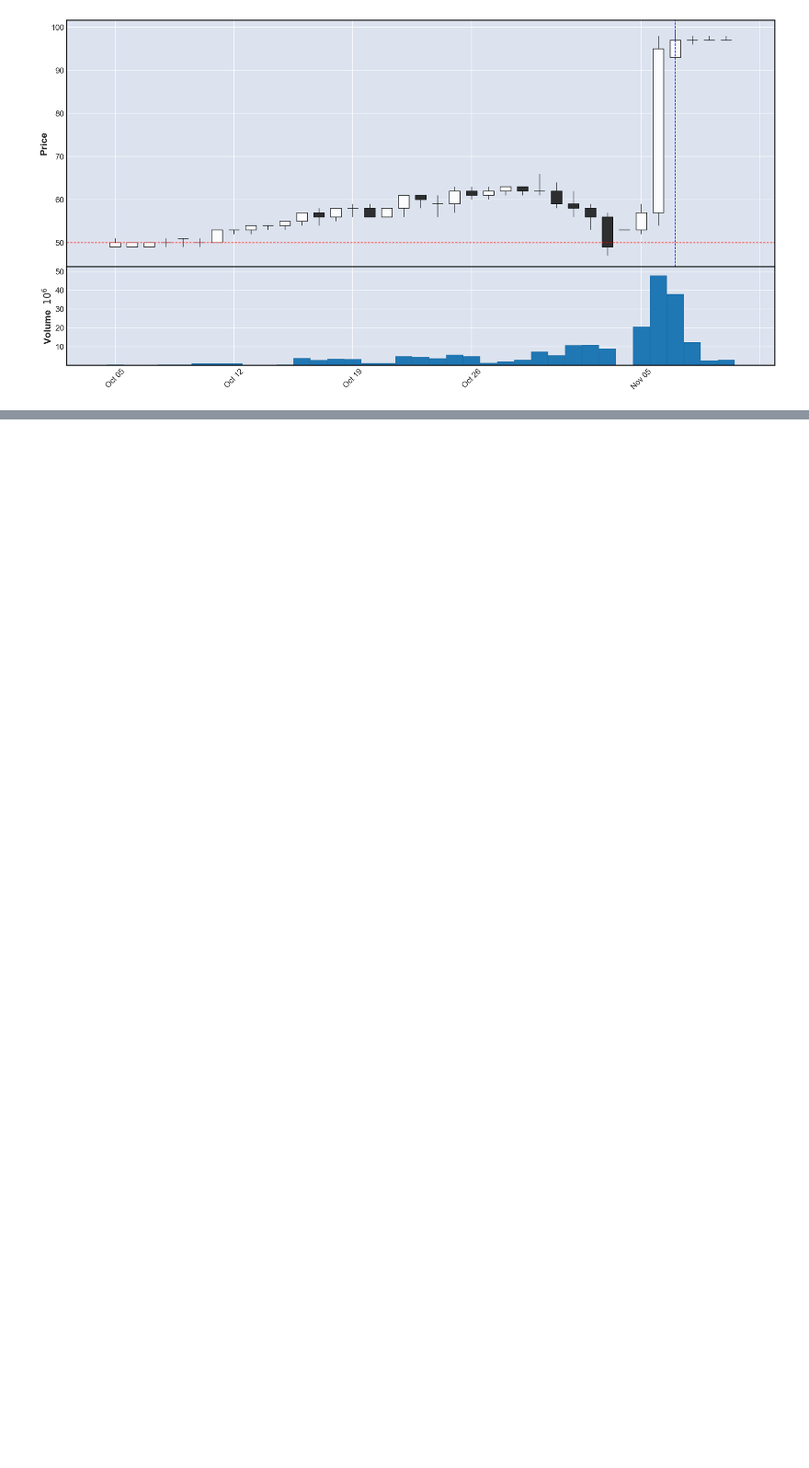
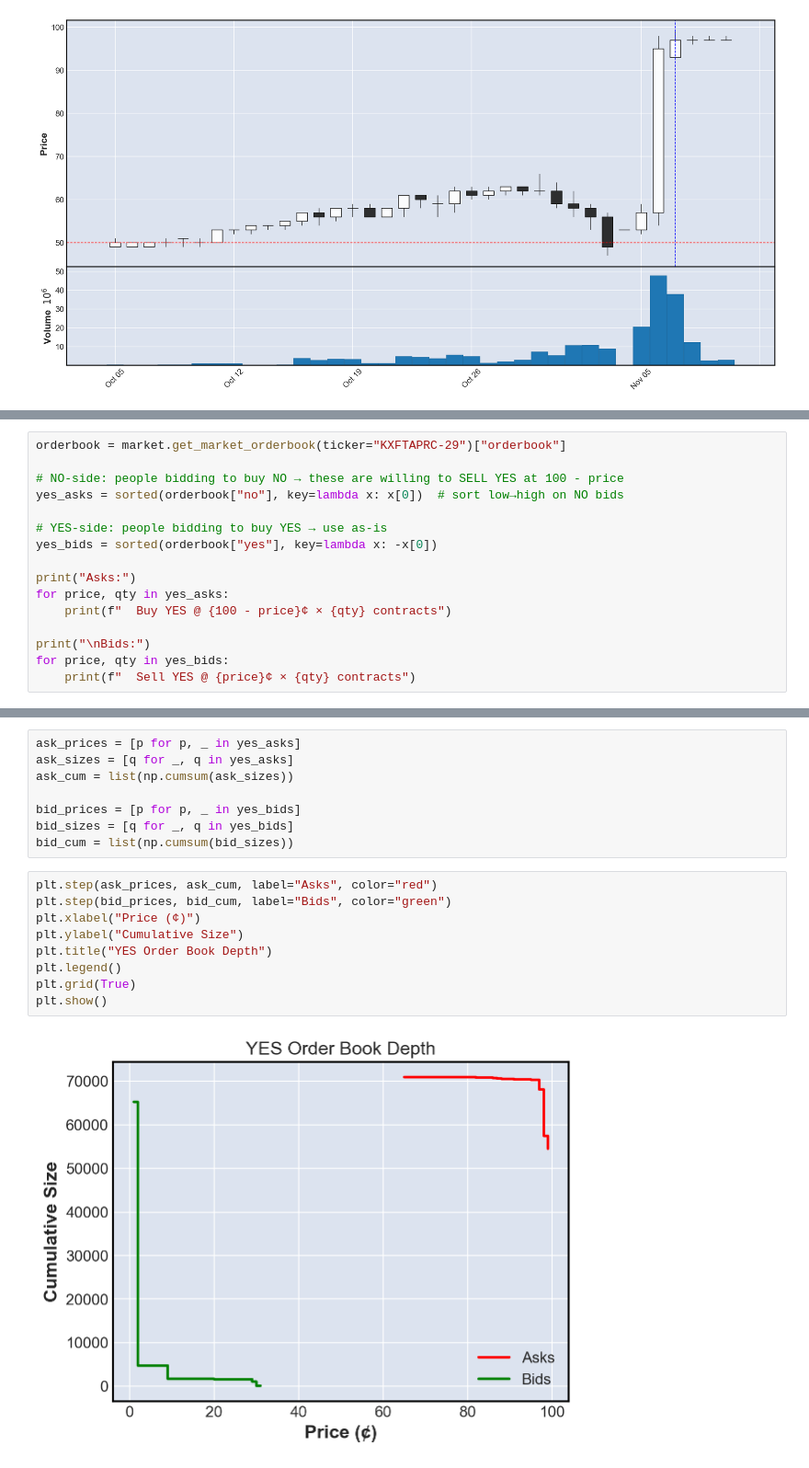
Before and after one commit to NiccoloComati/mykalshi, a Jupyter notebook: main.ipynb, the cells around one changed output, grey strips where cells are left out. Shown at 92% size. Drawn from its saved outputs; the diff is of its cells as text; blank space fills up the shorter version.

Commit message:
Initial experiments on orderbooks

```diff
--- a/main.ipynb
+++ b/main.ipynb
@@ -1317,0 +316,16 @@ axes[0].axvline(x=datetime.strptime('Feb 3 1970 00:00', '%b %d %Y %H:%M'), color
+# %%
+orderbook = market.get_market_orderbook(ticker="KXFTAPRC-29")["orderbook"]
+
+# NO-side: people bidding to buy NO → these are willing to SELL YES at 100 - price
+yes_asks = sorted(orderbook["no"], key=lambda x: x[0])  # sort low→high on NO bids
+
+# YES-side: people bidding to buy YES → use as-is
+yes_bids = sorted(orderbook["yes"], key=lambda x: -x[0])
+
+print("Asks:")
+for price, qty in yes_asks:
+    print(f"  Buy YES @ {100 - price}¢ × {qty} contracts")
+
+print("\nBids:")
+for price, qty in yes_bids:
+    print(f"  Sell YES @ {price}¢ × {qty} contracts")
@@ -1317,0 +350,19 @@ axes[0].axvline(x=datetime.strptime('Feb 3 1970 00:00', '%b %d %Y %H:%M'), color
+# %%
+ask_prices = [p for p, _ in yes_asks]
+ask_sizes = [q for _, q in yes_asks]
+ask_cum = list(np.cumsum(ask_sizes))
+
+bid_prices = [p for p, _ in yes_bids]
+bid_sizes = [q for _, q in yes_bids]
+bid_cum = list(np.cumsum(bid_sizes))
+# %%
+plt.step(ask_prices, ask_cum, label="Asks", color="red")
+plt.step(bid_prices, bid_cum, label="Bids", color="green")
+plt.xlabel("Price (¢)")
+plt.ylabel("Cumulative Size")
+plt.title("YES Order Book Depth")
+plt.legend()
+plt.grid(True)
+plt.show()
+# %% [output]
+[figure, added]
```
Also changed, not shown: parts of 21 cells of this notebook.
